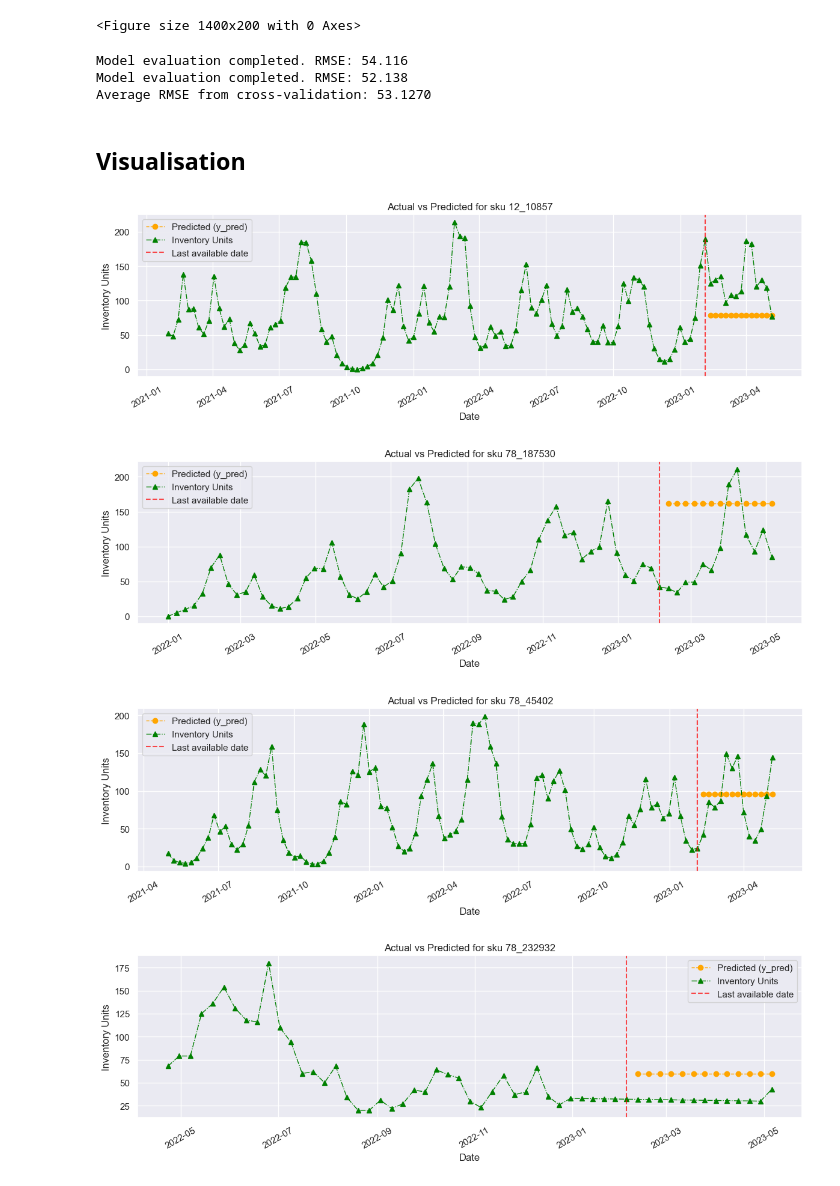
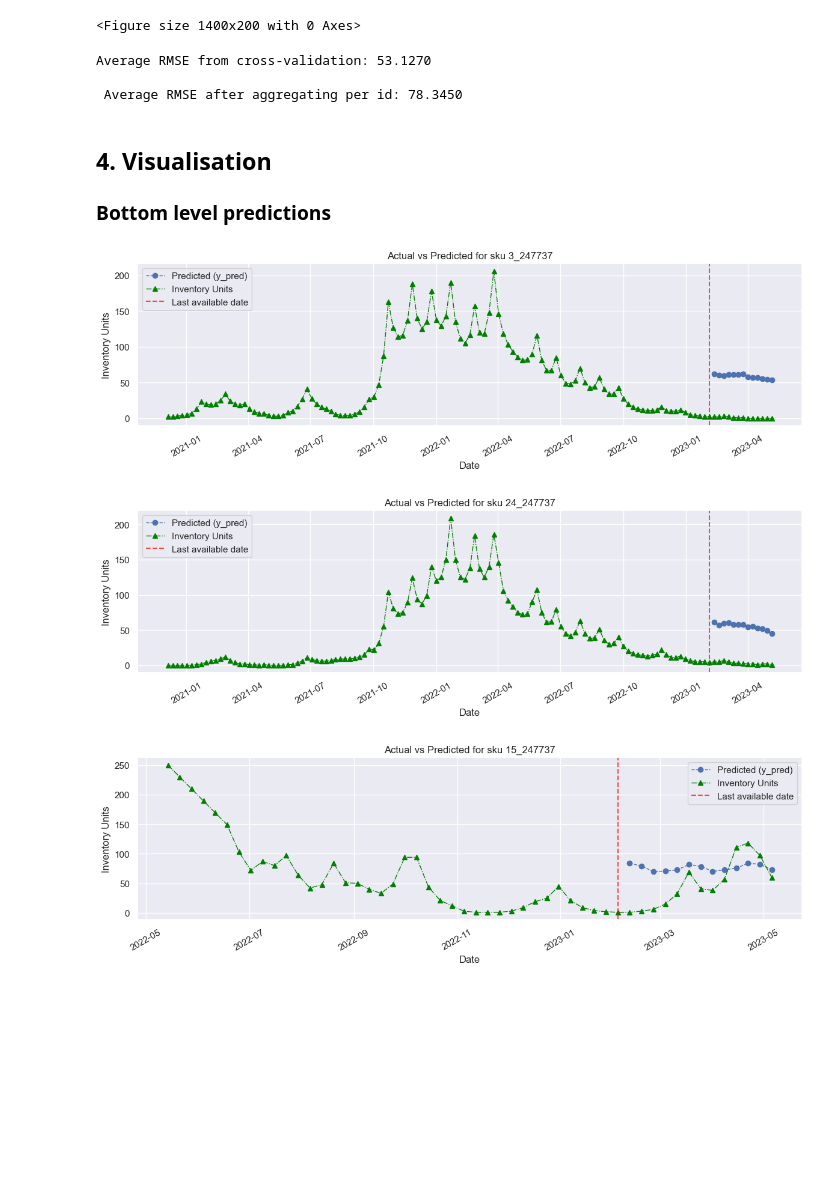
Before and after one commit to giarets/hp_use_case, a Jupyter notebook: lightGBM_model.ipynb, the cells around one changed output. Cells and saved outputs as stored; diff of their text form; code cells hidden in the pictures; blank space fills up the shorter version.

Commit message:
aggregated time series

```diff
--- a/lightGBM_model.ipynb
+++ b/lightGBM_model.ipynb
@@ -37,7 +58,7 @@ df_kaggle = df_kaggle.groupby('sku', group_keys=False, observed=False).apply(int
 # %%
 # Generate features
 df_kaggle = utils_features.features_time_related(df_kaggle)
-df_kaggle = utils_features.features_lag(df=df_kaggle, col='inventory_units', lags=[13])
+df_kaggle = utils_features.features_lag(df=df_kaggle, col='inventory_units', lags=[13, 14, 15])
 df_kaggle = utils_features.features_lag(df=df_kaggle, col='sales_units', lags=[13, 14, 15])
 df_kaggle = utils_features.features_rolling(df=df_kaggle, col='inventory_units', window_sizes=[4, 8])
 df_kaggle = utils_features.features_rolling(df=df_kaggle, col='sales_units', window_sizes=[4, 8])
@@ -310,11 +333,11 @@ utils_plots.plot_time_series_split_with_dates(
 fc_model = LightGBMForecastingModel(
     hyperparameters=optimal_params
     )
-results_cv = fc_model.cross_validate(df_kaggle, n_splits=2)
+results_cv = fc_model.cross_validate(df_kaggle, n_splits=2, aggregate_by_id=True)
 # %% [output]
-Model evaluation completed. RMSE: 54.116
-Model evaluation completed. RMSE: 52.138
 Average RMSE from cross-validation: 53.1270
+
+ Average RMSE after aggregating per id: 78.3450
 # %%
 fc_model = LightGBMForecastingModel(
     hyperparameters=optimal_params
@@ -322,7 +345,8 @@ fc_model = LightGBMForecastingModel(
 fc_model.train(X_train, y_train)
 fc_model.save_model("./models/lightgbm.pk")
 # %% [markdown]
-## Visualisation
+## 4. Visualisation
+### Bottom level predictions
 # %%
 df_preds = utils.predict_last_13_weeks(df_kaggle, fc_model)
 df_final = df_kaggle.merge(df_preds.reset_index(), on=['date', 'sku'], how='left')
@@ -333,10 +357,9 @@ list_skus = df_preds["sku"].cat.remove_unused_categories().value_counts().index[
 #list_skus = df_preds["sku"].cat.remove_unused_categories().value_counts().index[-num_select:].values # Less entries in the dataset
 # %%
 date_present = df_final['date'].max() - pd.DateOffset(weeks=13)
-for sku in list_skus:
-    utils_plots.plot_real_vs_predicted(df_final, sku, vline_dates=[date_present])
+for sku in ['3_247737', '24_247737', '15_247737']:#list_skus:
+    utils_plots.plot_real_vs_predicted(df_final, sku, pred_columns=['y_pred'], col_agg='sku', vline_dates=[date_present])
 # %% [output]
-[figure, old version]
+[figure, new version]
-[figure, old version]
+[figure, new version]
-[figure, old version]
+[figure, new version]
-[figure, removed]
```
Also changed, not shown: parts of 18 cells of this notebook, 4 other files.
